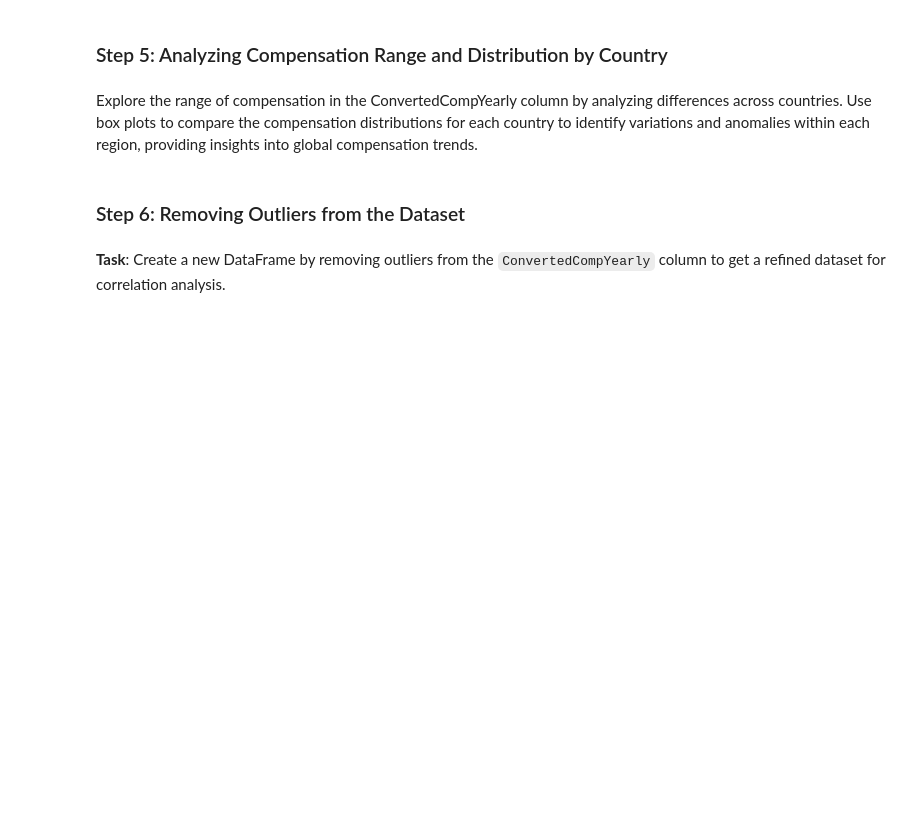
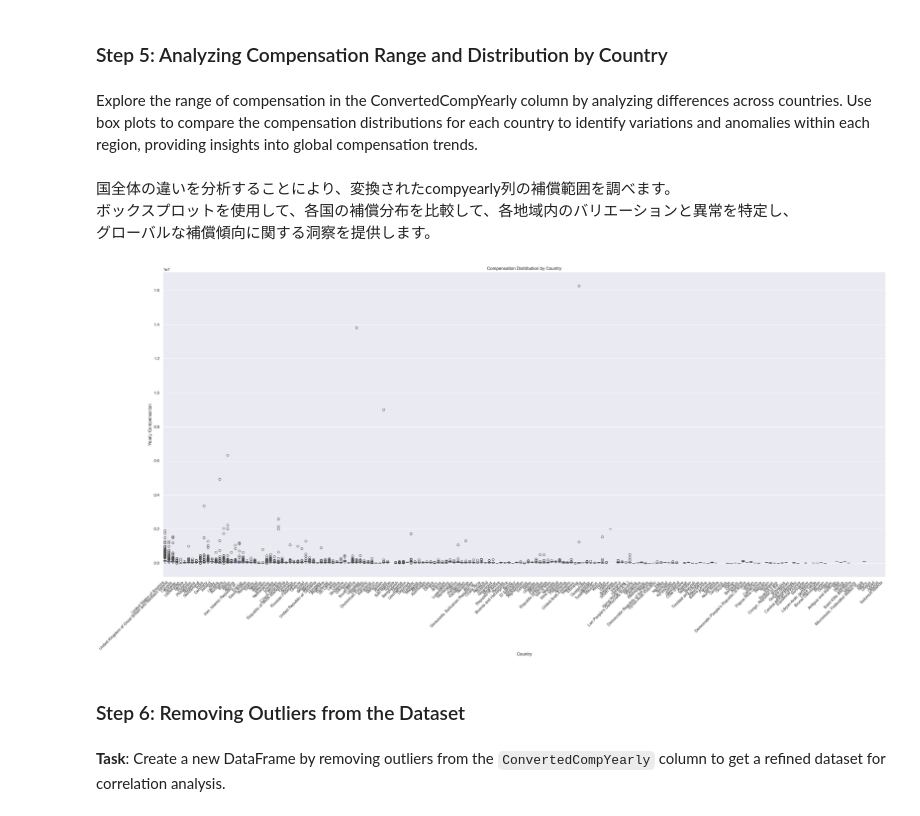
Before and after one commit to Seitaro1012/IBM_Data-Analyst_CapstoneProject, a Jupyter notebook: Task3/Lab 13 Finding Correlation.ipynb, the cells around one changed output. Cells and saved outputs as stored; diff of their text form; code cells hidden in the pictures; blank space fills up the shorter version.

```diff
--- a/Task3/Lab 13 Finding Correlation.ipynb
+++ b/Task3/Lab 13 Finding Correlation.ipynb
@@ -64,3 +120,21 @@ Explore the range of compensation in the ConvertedCompYearly column by analyzing
+# %% [markdown]
+国全体の違いを分析することにより、変換されたcompyearly列の補償範囲を調べます。
+ボックスプロットを使用して、各国の補償分布を比較して、各地域内のバリエーションと異常を特定し、
+グローバルな補償傾向に関する洞察を提供します。
+# %%
+## Write your code here
+
+# Create a box plot for compensation by country
+plt.figure(figsize=(30, 15))
+sns.boxplot(data=df, x='Country', y='ConvertedCompYearly')
+plt.title('Compensation Distribution by Country')
+plt.xlabel('Country')
+plt.ylabel('Yearly Compensation')
+plt.xticks(rotation=45, ha='right')
+plt.tight_layout()
+plt.show()
+# %% [output]
+[figure, added]
 # %% [markdown]
 <h3>Step 6: Removing Outliers from the Dataset</h3>
 # %% [markdown]
```
Also changed, not shown: parts of 21 cells of this notebook.
